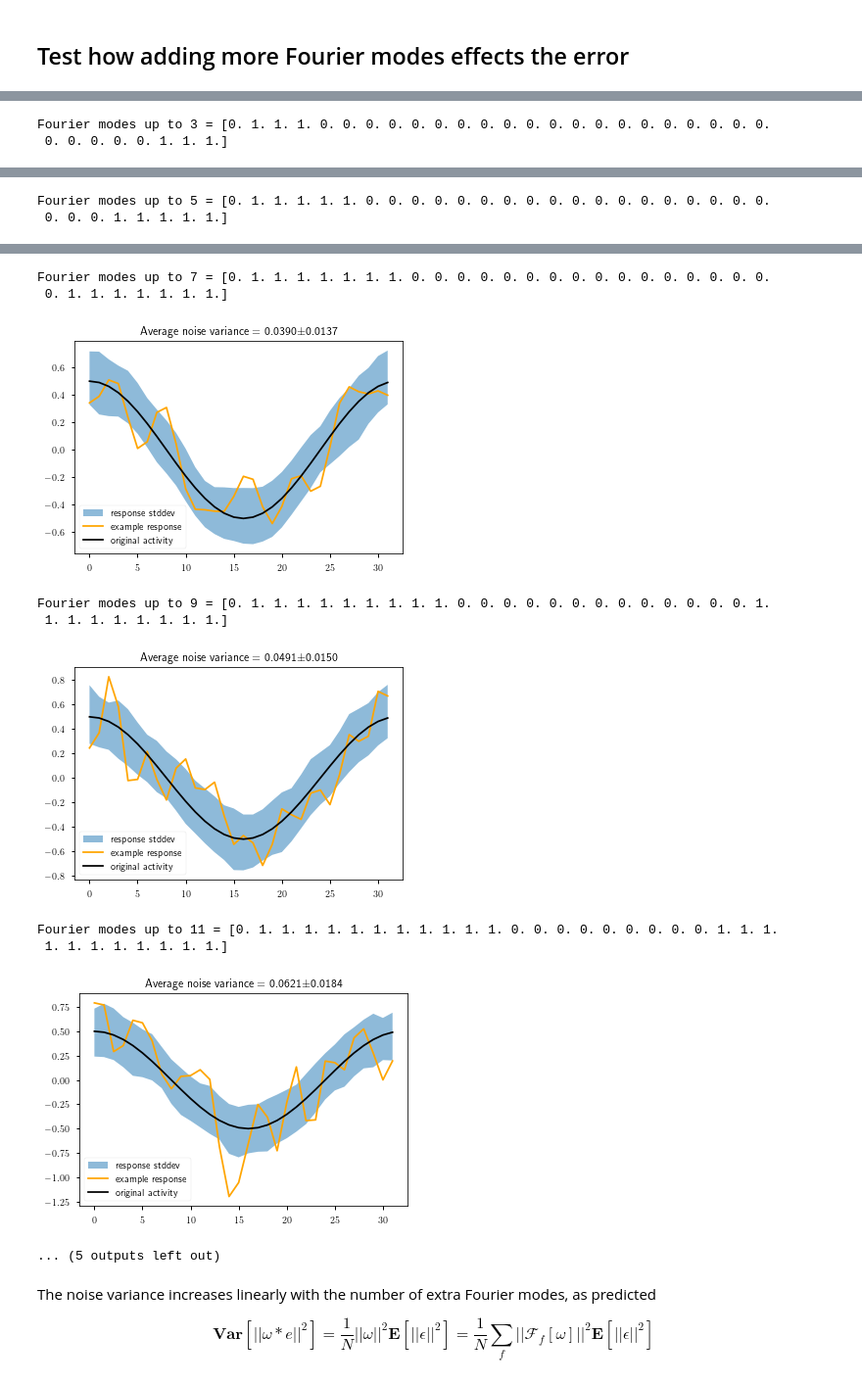
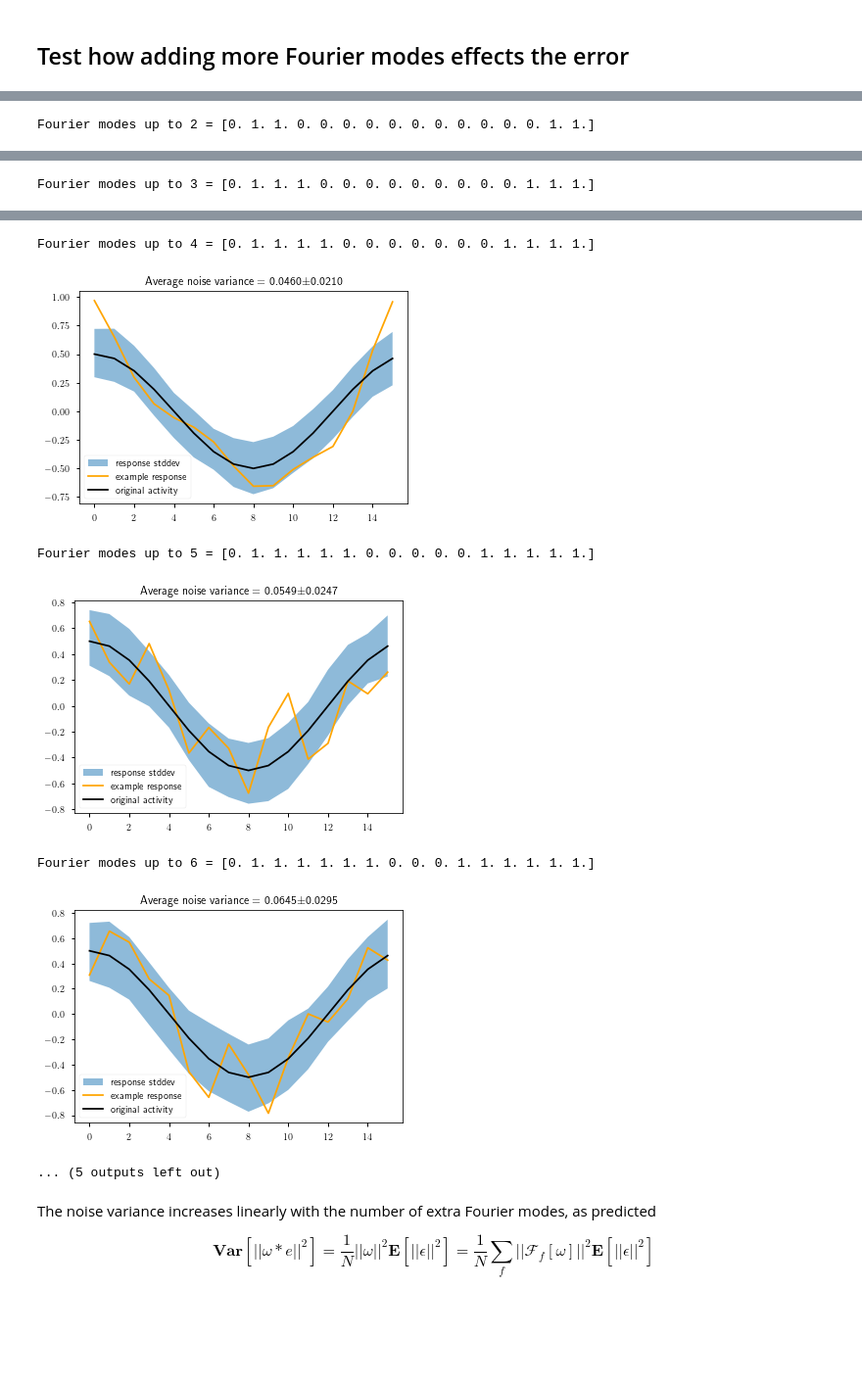
Before and after one commit to Dominic-DallOsto/insect-navigation-sinusoidal-optimality, a Jupyter notebook: sinusoidal noise rejection negative activity.ipynb, the cells around one changed output, grey strips where cells are left out. Shown: that part at 98% size. Drawn from its saved outputs; the diff is of its cells as text; code cells hidden in the pictures; blank space fills up the shorter version.

```diff
--- a/sinusoidal noise rejection negative activity.ipynb
+++ b/sinusoidal noise rejection negative activity.ipynb
@@ -24,7 +23,7 @@ np.random.seed(7) # seed so plots are repeatable
 plt.rc('font',**{'family':'sans-serif','sans-serif':['Computer Modern Sans serif']})
 plt.rc('text', usetex=True)
 # %%
-N = 32
+N = 16
 neuron_indices = np.arange(N)
 scaled_cosine = lambda neuron_indices, N: (1 + np.cos(2*np.pi*neuron_indices/N))/2
 scaled_cosine_zero_mean = lambda neuron_indices, N: np.cos(2*np.pi*neuron_indices/N)/2
@@ -43,7 +42,7 @@ def fill_fourier_modes_up_to_N(last_fourier_mode:int, period: int):
 
 	eg. `fill_fourier_modes_up_to_N(1, 4) = [1,1,0,1]`
 	'''
-	assert last_fourier_mode <= period//2+1, f'last fourier mode of {last_fourier_mode} not possible with discrete Fourier vector of length {period}'
+	assert last_fourier_mode <= period//2, f'last fourier mode of {last_fourier_mode} not possible with discrete Fourier vector of length {period}'
 	half_fourier_vector = np.zeros(period//2+1)
 	half_fourier_vector[:last_fourier_mode+1] = 1
 	return np.hstack((half_fourier_vector, np.flip(half_fourier_vector[1:-1])))
@@ -98,7 +97,7 @@ fourier_mode_stddevs = []
 noise_stddev = 0.3
 noise_var = noise_stddev**2
 
-last_mode_range = np.arange(1,N//2+1,2)
+last_mode_range = np.arange(1,N//2+1,1)
 for last_mode in last_mode_range:
 	fw = fill_fourier_modes_up_to_N_without_DC(last_mode, N)
 
@@ -124,2 +122 @@ Fourier modes up to 1 = [0. 1. 0. 0. 0. 0. 0. 0. 0. 0. 0. 0. 0. 0. 0. 0. 0. 0. 0
-Fourier modes up to 3 = [0. 1. 1. 1. 0. 0. 0. 0. 0. 0. 0. 0. 0. 0. 0. 0. 0. 0. 0. 0. 0. 0. 0. 0.
- 0. 0. 0. 0. 0. 1. 1. 1.]
+Fourier modes up to 2 = [0. 1. 1. 0. 0. 0. 0. 0. 0. 0. 0. 0. 0. 0. 1. 1.]
@@ -127,2 +124 @@ Fourier modes up to 3 = [0. 1. 1. 1. 0. 0. 0. 0. 0. 0. 0. 0. 0. 0. 0. 0. 0. 0. 0
-Fourier modes up to 5 = [0. 1. 1. 1. 1. 1. 0. 0. 0. 0. 0. 0. 0. 0. 0. 0. 0. 0. 0. 0. 0. 0. 0. 0.
- 0. 0. 0. 1. 1. 1. 1. 1.]
+Fourier modes up to 3 = [0. 1. 1. 1. 0. 0. 0. 0. 0. 0. 0. 0. 0. 1. 1. 1.]
@@ -130,12 +126,9 @@ Fourier modes up to 5 = [0. 1. 1. 1. 1. 1. 0. 0. 0. 0. 0. 0. 0. 0. 0. 0. 0. 0. 0
-Fourier modes up to 7 = [0. 1. 1. 1. 1. 1. 1. 1. 0. 0. 0. 0. 0. 0. 0. 0. 0. 0. 0. 0. 0. 0. 0. 0.
- 0. 1. 1. 1. 1. 1. 1. 1.]
+Fourier modes up to 4 = [0. 1. 1. 1. 1. 0. 0. 0. 0. 0. 0. 0. 1. 1. 1. 1.]
-[figure, old version]
+[figure, new version]
-Fourier modes up to 9 = [0. 1. 1. 1. 1. 1. 1. 1. 1. 1. 0. 0. 0. 0. 0. 0. 0. 0. 0. 0. 0. 0. 0. 1.
- 1. 1. 1. 1. 1. 1. 1. 1.]
+Fourier modes up to 5 = [0. 1. 1. 1. 1. 1. 0. 0. 0. 0. 0. 1. 1. 1. 1. 1.]
-[figure, old version]
+[figure, new version]
-Fourier modes up to 11 = [0. 1. 1. 1. 1. 1. 1. 1. 1. 1. 1. 1. 0. 0. 0. 0. 0. 0. 0. 0. 0. 1. 1. 1.
- 1. 1. 1. 1. 1. 1. 1. 1.]
+Fourier modes up to 6 = [0. 1. 1. 1. 1. 1. 1. 0. 0. 0. 1. 1. 1. 1. 1. 1.]
-[figure, old version]
+[figure, new version]
 ... (5 outputs left out)
 # %% [markdown]
 The noise variance increases linearly with the number of extra Fourier modes, as predicted
```
Also changed, not shown: parts of 4 cells of this notebook, 5 other files.
